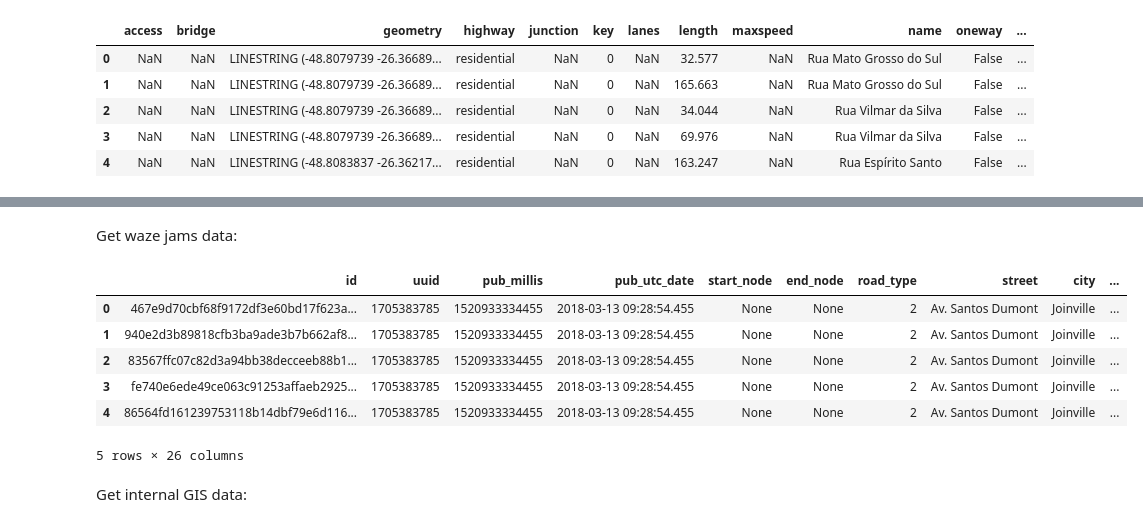
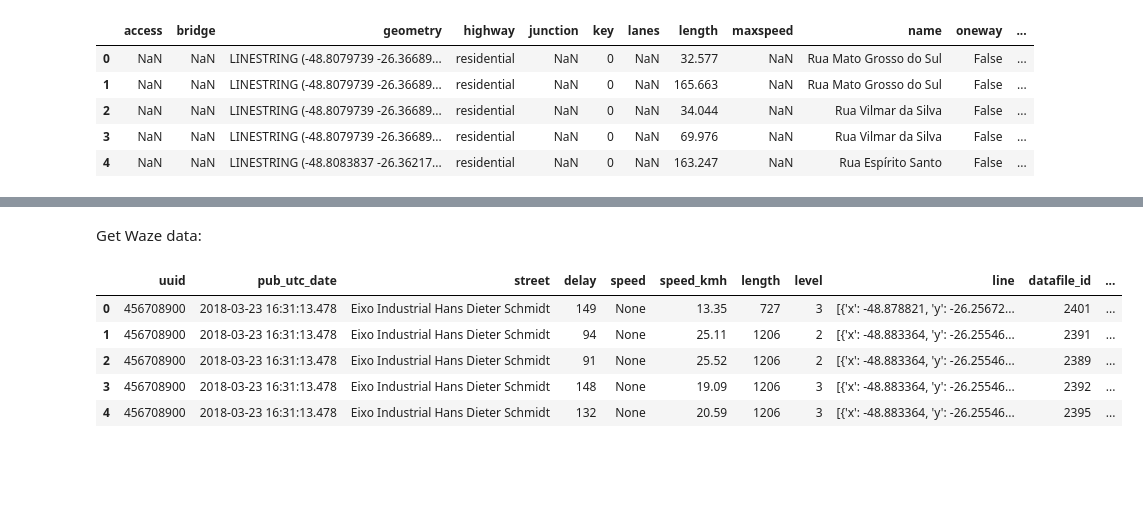
Before and after one commit to pmj-sepud/Joinville-Smart-Mobility, a Jupyter notebook: notebooks/reports/201804-GabrielBogo_BuildTrafficNetwork.ipynb, the cells around one changed output, grey strips where cells are left out. Cells and saved outputs as stored; diff of their text form; code cells hidden in the pictures; blank space fills up the shorter version.

Commit message:
major traffic network building with OpenStreetMaps data

```diff
--- a/notebooks/reports/201804-GabrielBogo_BuildTrafficNetwork.ipynb
+++ b/notebooks/reports/201804-GabrielBogo_BuildTrafficNetwork.ipynb
@@ -15,9 +15,13 @@ import glob
 import time
 import numpy as np
 import pandas as pd
+import geopandas as gpd
 from shapely.geometry import Polygon
 import osmnx as ox
 from src.data import processing_func
+
+pd.options.display.max_columns = 50
+pd.options.display.max_rows = 1000
 # %%
 #Create Joinville polygon
 joinville_polygon = "-48.802 -26.13,-48.883 -26.107,-49.161 -26.059,-49.224 -26.103,-49.239 -26.178,-49.245 -26.306,-49.043 -26.358,-48.923 -26.41,-48.898 -26.444,-48.858 -26.438,-48.802 -26.395,-48.727 -26.354,-48.746 -26.285,-48.802 -26.13,-48.802 -26.13,-48.802 -26.13,-48.802 -26.13,-48.802 -26.13,-48.802 -26.13,-48.802 -26.13,-48.802 -26.13,-48.802 -26.13"
@@ -49,27 +126,25 @@ display(gdf_edges.head())
 # %% [markdown]
-Get waze jams data:
+Get Waze data:
 # %%
 #Connection and initial setup
 DATABASE = {
 'drivername': os.environ.get("db_drivername"),
 'host': os.environ.get("db_host"),
 'port': os.environ.get("db_port"),
 'username': os.environ.get("db_username"),
 'password': os.environ.get("db_password"),
 'database': os.environ.get("db_database"),
 }
 
+importlib.reload(processing_func)
 meta = processing_func.connect_database(DATABASE)
 
-geo_jams = processing_func.extract_geo_jams(meta, limit=1000)
+geo_jams = processing_func.extract_geo_jams(meta, skip=50000, limit=20000)
 geo_jams.head()
 # %% [output]
-|  | id | uuid | pub_millis | pub_utc_date | start_node | end_node | road_type | street | city | ... |
-| 0 | 467e9d70cbf68f9172df3e60bd17f623a... | 1705383785 | 1520933334455 | 2018-03-13 09:28:54.455 | None | None | 2 | Av. Santos Dumont | Joinville | ... |
-| 1 | 940e2d3b89818cfb3ba9ade3b7b662af8... | 1705383785 | 1520933334455 | 2018-03-13 09:28:54.455 | None | None | 2 | Av. Santos Dumont | Joinville | ... |
-| 2 | 83567ffc07c82d3a94bb38decceeb88b1... | 1705383785 | 1520933334455 | 2018-03-13 09:28:54.455 | None | None | 2 | Av. Santos Dumont | Joinville | ... |
-| 3 | fe740e6ede49ce063c91253affaeb2925... | 1705383785 | 1520933334455 | 2018-03-13 09:28:54.455 | None | None | 2 | Av. Santos Dumont | Joinville | ... |
-| 4 | 86564fd161239753118b14dbf79e6d116... | 1705383785 | 1520933334455 | 2018-03-13 09:28:54.455 | None | None | 2 | Av. Santos Dumont | Joinville | ... |
+|  | uuid | pub_utc_date | street | delay | speed | speed_kmh | length | level | line | datafile_id | ... |
+| 0 | 456708900 | 2018-03-23 16:31:13.478 | Eixo Industrial Hans Dieter Schmidt | 149 | None | 13.35 | 727 | 3 | [{'x': -48.878821, 'y': -26.25672... | 2401 | ... |
+| 1 | 456708900 | 2018-03-23 16:31:13.478 | Eixo Industrial Hans Dieter Schmidt | 94 | None | 25.11 | 1206 | 2 | [{'x': -48.883364, 'y': -26.25546... | 2391 | ... |
+| 2 | 456708900 | 2018-03-23 16:31:13.478 | Eixo Industrial Hans Dieter Schmidt | 91 | None | 25.52 | 1206 | 2 | [{'x': -48.883364, 'y': -26.25546... | 2389 | ... |
+| 3 | 456708900 | 2018-03-23 16:31:13.478 | Eixo Industrial Hans Dieter Schmidt | 148 | None | 19.09 | 1206 | 3 | [{'x': -48.883364, 'y': -26.25546... | 2392 | ... |
+| 4 | 456708900 | 2018-03-23 16:31:13.478 | Eixo Industrial Hans Dieter Schmidt | 132 | None | 20.59 | 1206 | 3 | [{'x': -48.883364, 'y': -26.25546... | 2395 | ... |
-5 rows × 26 columns
-# %% [markdown]
-Get internal GIS data:
```
Also changed, not shown: parts of 17 cells of this notebook, 1 other file.
